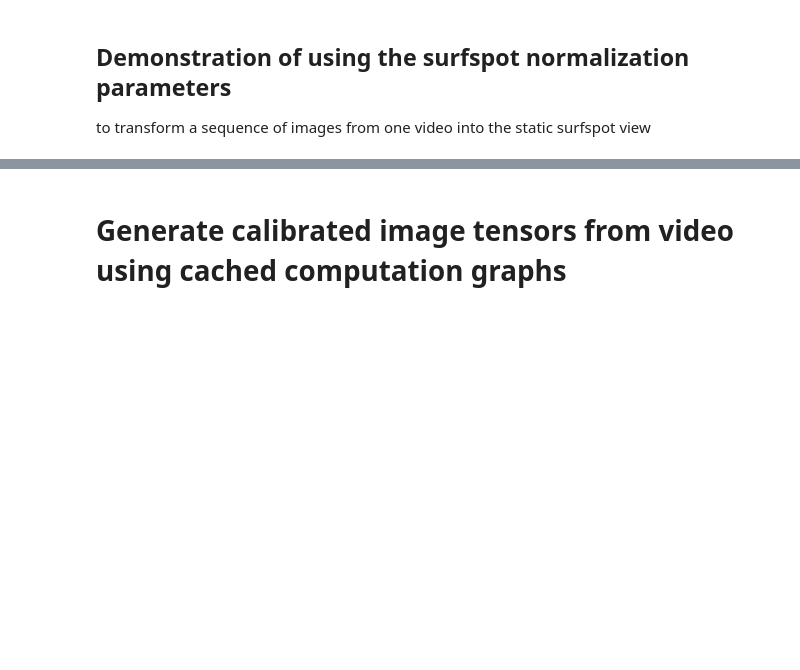
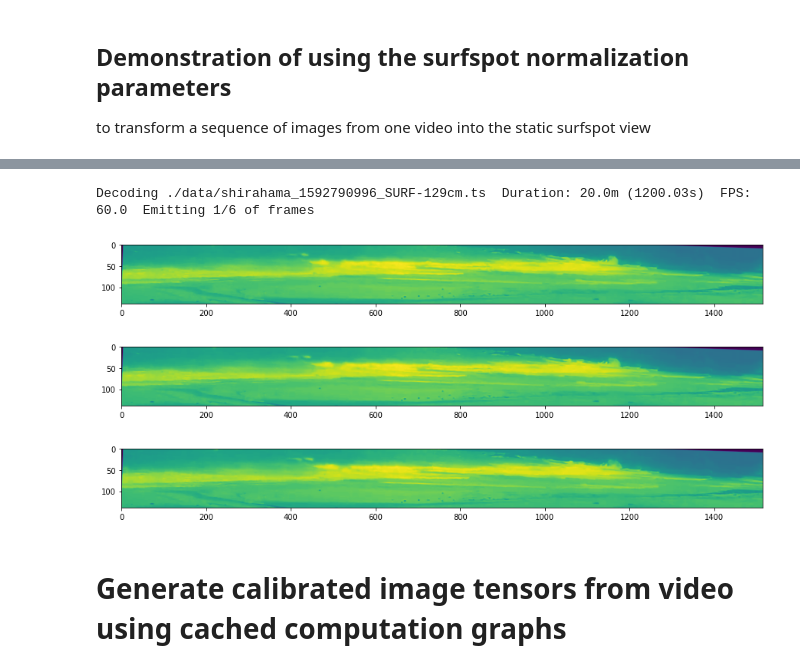
Before and after one commit to sjobeek/surfbreak, a Jupyter notebook: 03_perspective_transform.ipynb, the cells around one changed output, grey strips where cells are left out. Cells and saved outputs as stored; diff of their text form; code cells hidden in the pictures; blank space fills up the shorter version.

```diff
--- a/03_perspective_transform.ipynb
+++ b/03_perspective_transform.ipynb
@@ -531,10 +532,15 @@ IndexError: too many indices for array
 # %%
 video_file = './data/shirahama_1592790996_SURF-129cm.ts'
 image_tensor = video_file_to_calibrated_image_tensors(video_file, calibration_params, duration_s=1, start_s=0)
 for frame_idx in range(3):
     plt.figure(figsize=(15,5))
-    plt.imshow(image_tensor[:,:,:,frame_idx*3])
+    plt.imshow(image_tensor[:,:,frame_idx*3])
     plt.show()
+# %% [output]
+Decoding ./data/shirahama_1592790996_SURF-129cm.ts  Duration: 20.0m (1200.03s)  FPS: 60.0  Emitting 1/6 of frames
+[figure, added]
+[figure, added]
+[figure, added]
 # %% [markdown]
 # Generate calibrated image tensors from video using cached computation graphs
 # %%
```
Also changed, not shown: parts of 4 cells of this notebook, 3 other files.
